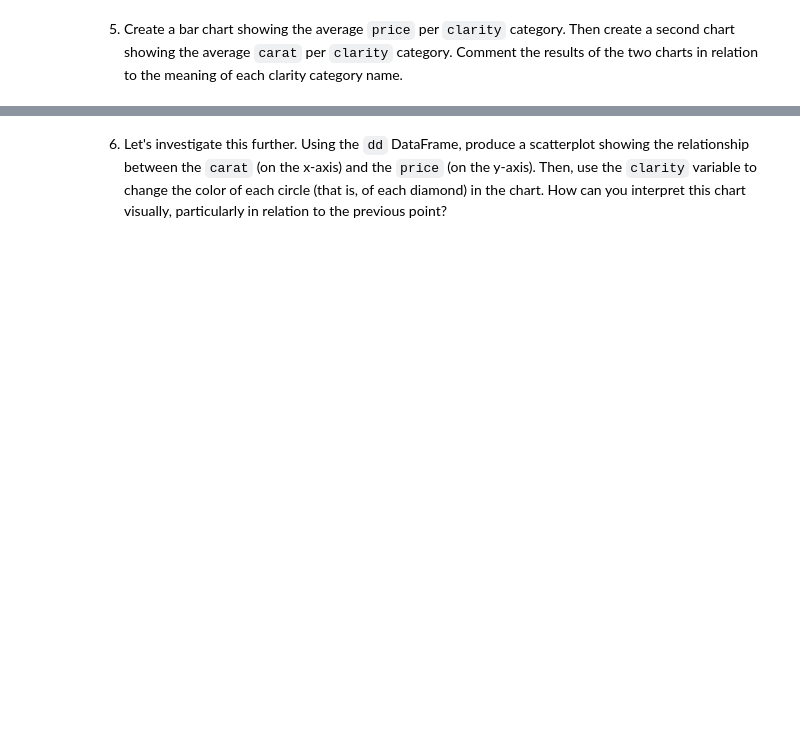
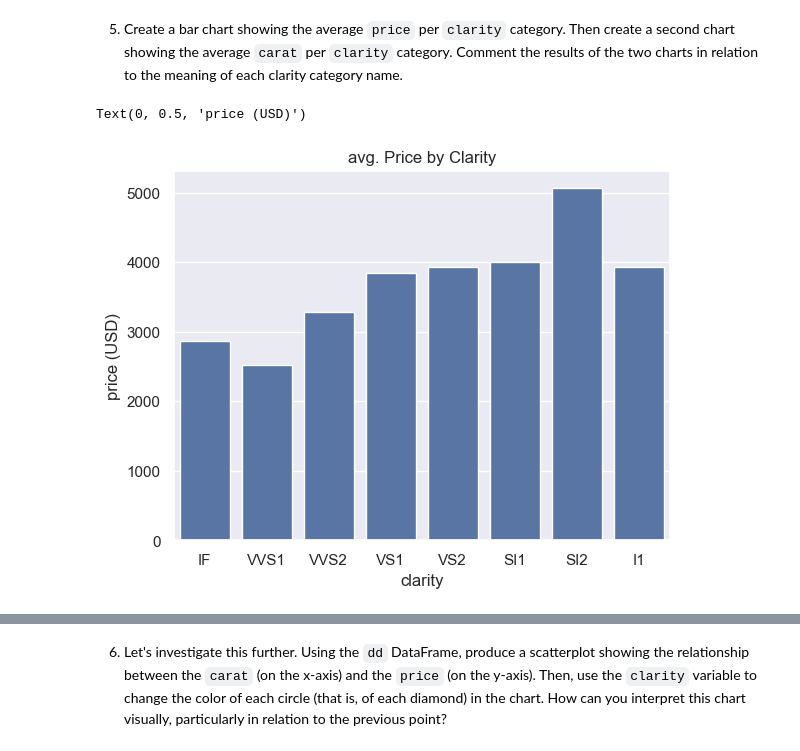
Before and after one commit to extra-jalapenos/python-matplot-and-seaborn, a Jupyter notebook: 6b Homework.ipynb, the cells around one changed output, grey strips where cells are left out. Cells and saved outputs as stored; diff of their text form; code cells hidden in the pictures; blank space fills up the shorter version.

```diff
--- a/6b Homework.ipynb
+++ b/6b Homework.ipynb
@@ -39,2 +56,6 @@ rndm.head()
 # %% [markdown]
 3. Using the Seaborn library, load the `diamonds` dataset and save it to a DataFrame object named `dd`. Check the contents of the dataset.
+# %%
+dd = sns.load_dataset(name="diamonds")
+print(dd.head(), dd.dtypes)
+print(dd.columns, dd.shape)
@@ -41,2 +82,5 @@ rndm.head()
 # %% [markdown]
 4. Create a new DataFrame having the average `carat` and `price` grouped by the `clarity` of the diamond. (hint: check out [this guide](https://4cs.gia.edu/en-us/diamond-clarity/) for a reference on what each clarity category name means. *(hint: the carat of a stone represents its size)*
+# %%
+grouped_by_clarity = dd[["clarity", "carat", "price"]].groupby(by="clarity").mean()
+grouped_by_clarity.head()
@@ -43,2 +95,9 @@ rndm.head()
 # %% [markdown]
 5. Create a bar chart showing the average `price` per `clarity` category. Then create a second chart showing the average `carat` per `clarity` category. Comment the results of the two charts in relation to the meaning of each clarity category name.
+# %%
+price_chart = sns.barplot(grouped_by_clarity["price"])
+price_chart.set_title("avg. Price by Clarity")
+price_chart.set_ylabel("price (USD)")
+# %% [output]
+Text(0, 0.5, 'price (USD)')
+[figure, added]
```
Also changed, not shown: parts of 7 cells of this notebook.
